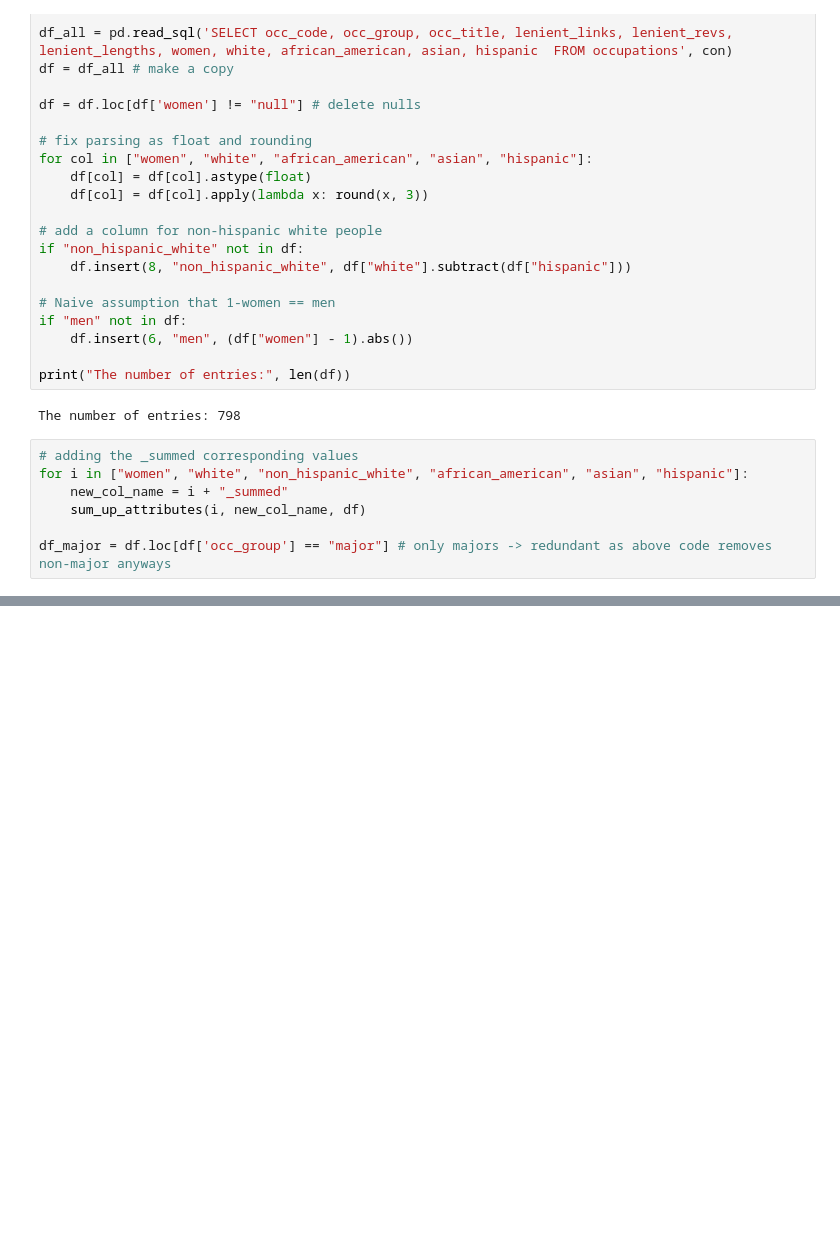
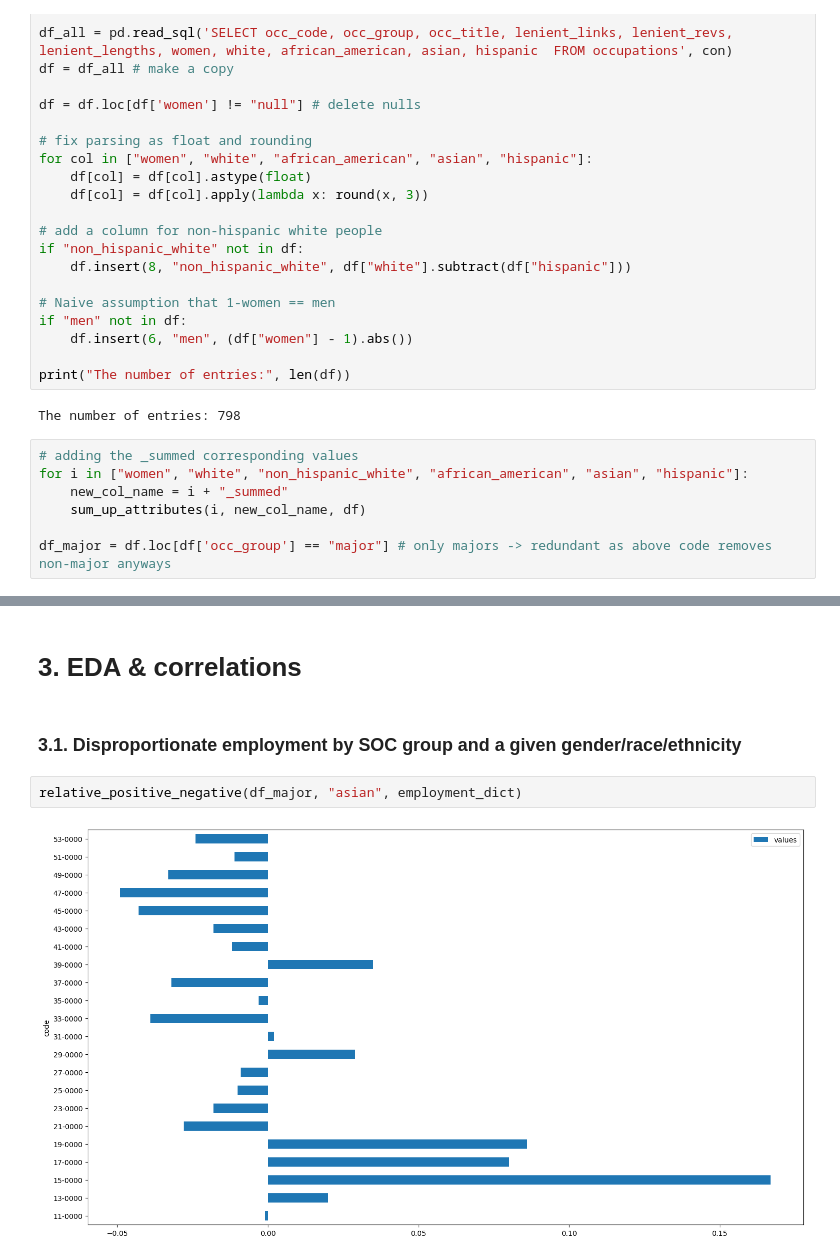
Before and after one commit to digital-scrappy/wikipedia-revisions, a Jupyter notebook: Analysis/gender_race_analysis.ipynb, the cells around one changed output, grey strips where cells are left out. Drawn from its saved outputs; the diff is of its cells as text; blank space fills up the shorter version.

```diff
--- a/Analysis/gender_race_analysis.ipynb
+++ b/Analysis/gender_race_analysis.ipynb
@@ -99,0 +98,8 @@ df_major
+# %% [markdown]
+# 3. EDA & correlations
+# %% [markdown]
+### 3.1. Disproportionate employment by SOC group and a given gender/race/ethnicity
+# %%
+relative_positive_negative(df_major, "asian", employment_dict)
+# %% [output]
+[figure, added]
```
Also changed, not shown: parts of 17 cells of this notebook, 2 other files.
